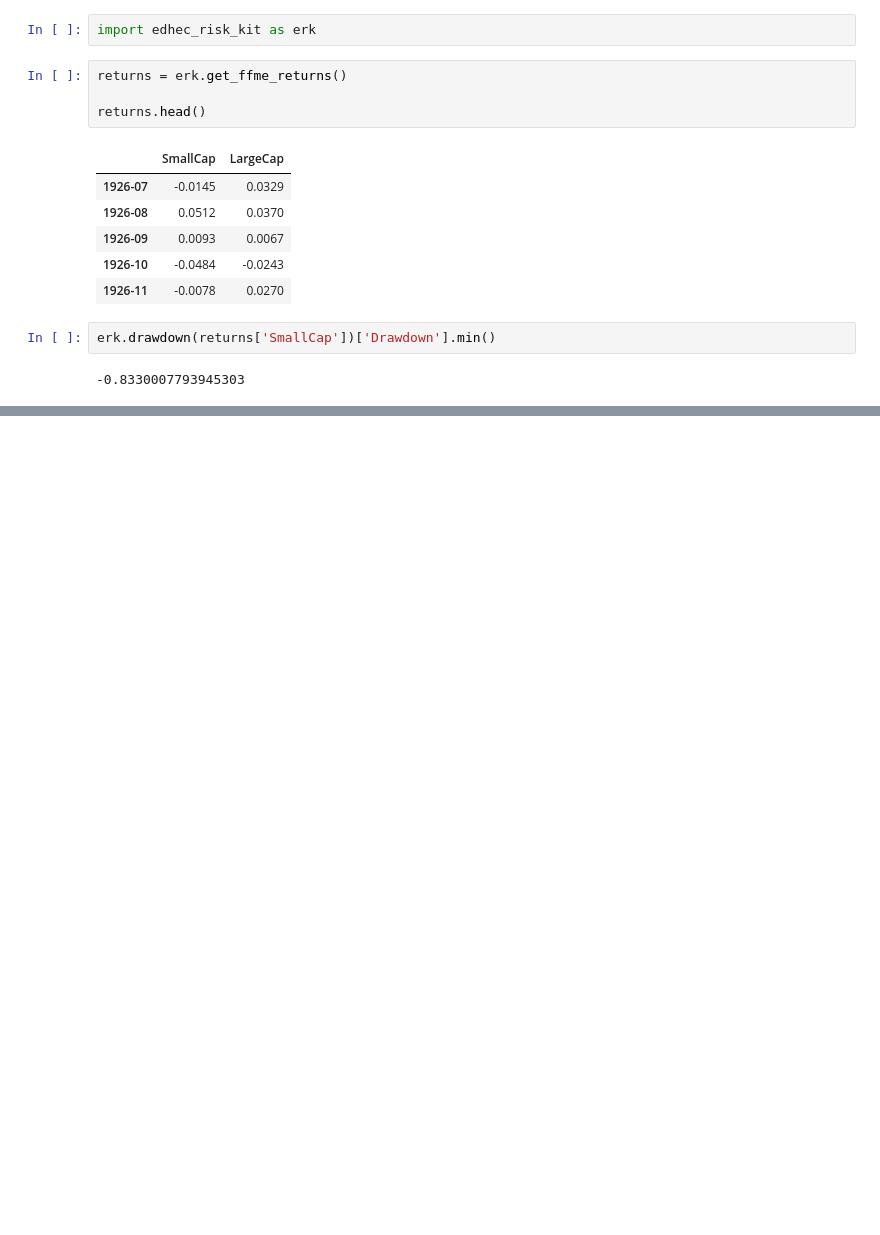
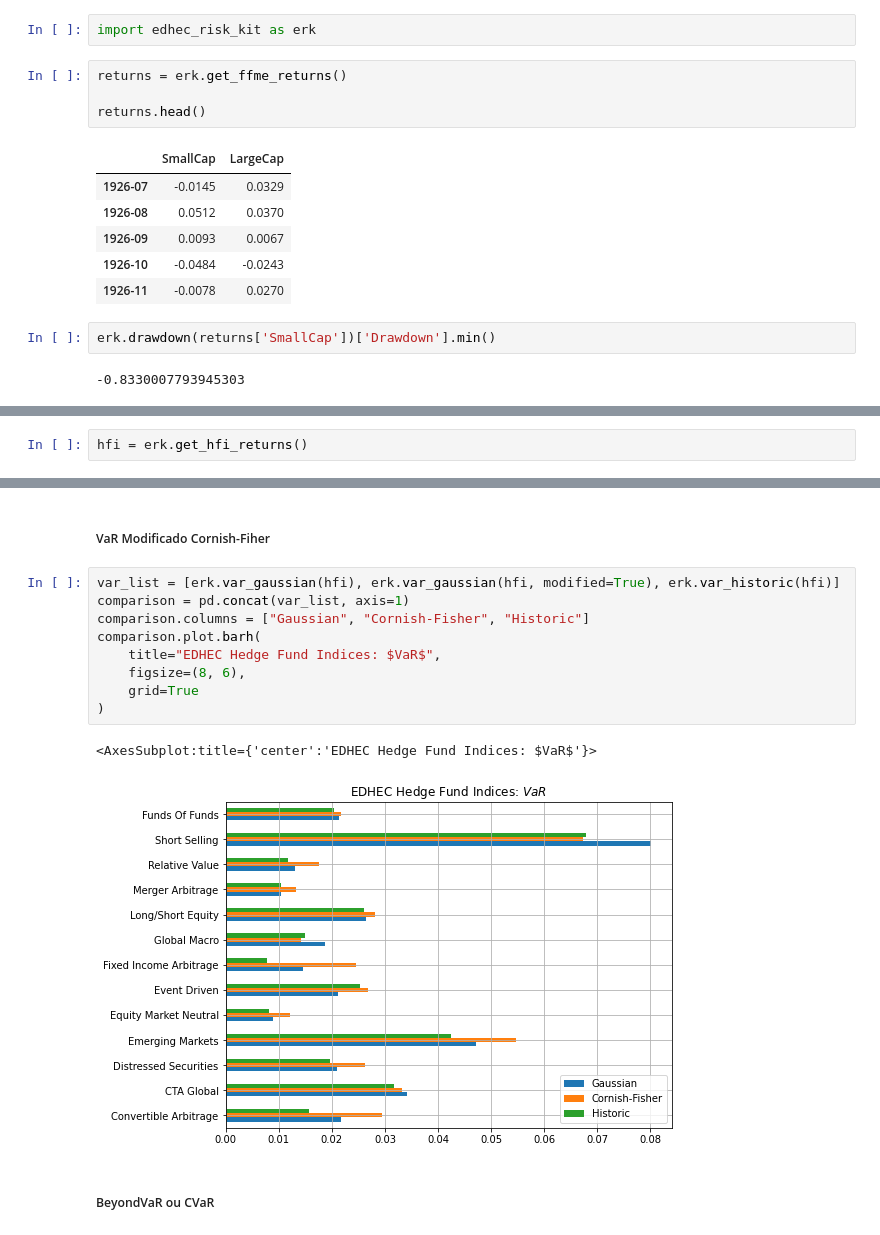
Before and after one commit to igoandrade/portfolio-construction-python, a Jupyter notebook: intro-course/week-1/deviations-from-normality.ipynb, the cells around one changed output, grey strips where cells are left out. Cells and saved outputs as stored; diff of their text form; blank space fills up the shorter version.

```diff
--- a/intro-course/week-1/deviations-from-normality.ipynb
+++ b/intro-course/week-1/deviations-from-normality.ipynb
@@ -43,0 +273,2 @@ erk.drawdown(returns['SmallCap'])['Drawdown'].min()
+# %%
+hfi = erk.get_hfi_returns()
@@ -43,0 +419,16 @@ erk.drawdown(returns['SmallCap'])['Drawdown'].min()
+# %% [markdown]
+##### VaR Modificado Cornish-Fiher
+# %%
+var_list = [erk.var_gaussian(hfi), erk.var_gaussian(hfi, modified=True), erk.var_historic(hfi)]
+comparison = pd.concat(var_list, axis=1)
+comparison.columns = ["Gaussian", "Cornish-Fisher", "Historic"]
+comparison.plot.barh(
+    title="EDHEC Hedge Fund Indices: $VaR$",
+    figsize=(8, 6),
+    grid=True
+)
+# %% [output]
+<AxesSubplot:title={'center':'EDHEC Hedge Fund Indices: $VaR$'}>
+[figure, added]
+# %% [markdown]
+##### BeyondVaR ou CVaR
```
Also changed, not shown: parts of 47 cells of this notebook, 2 other files.
